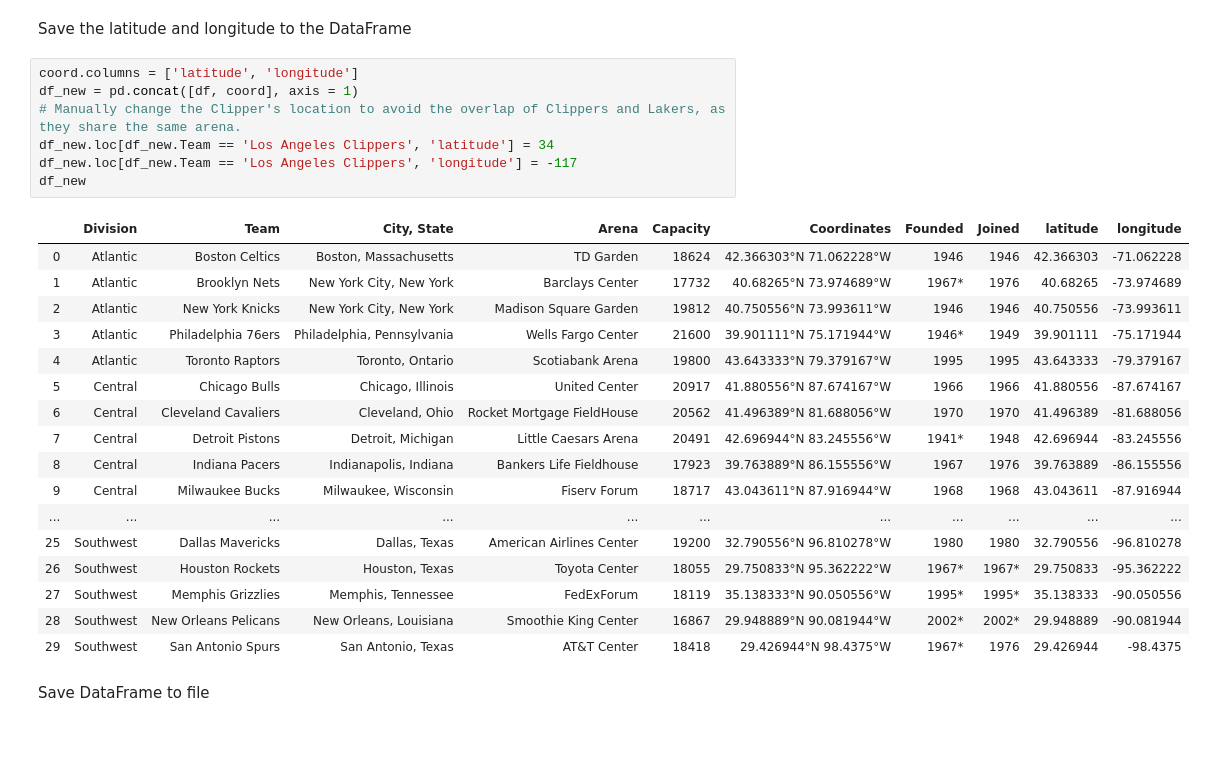
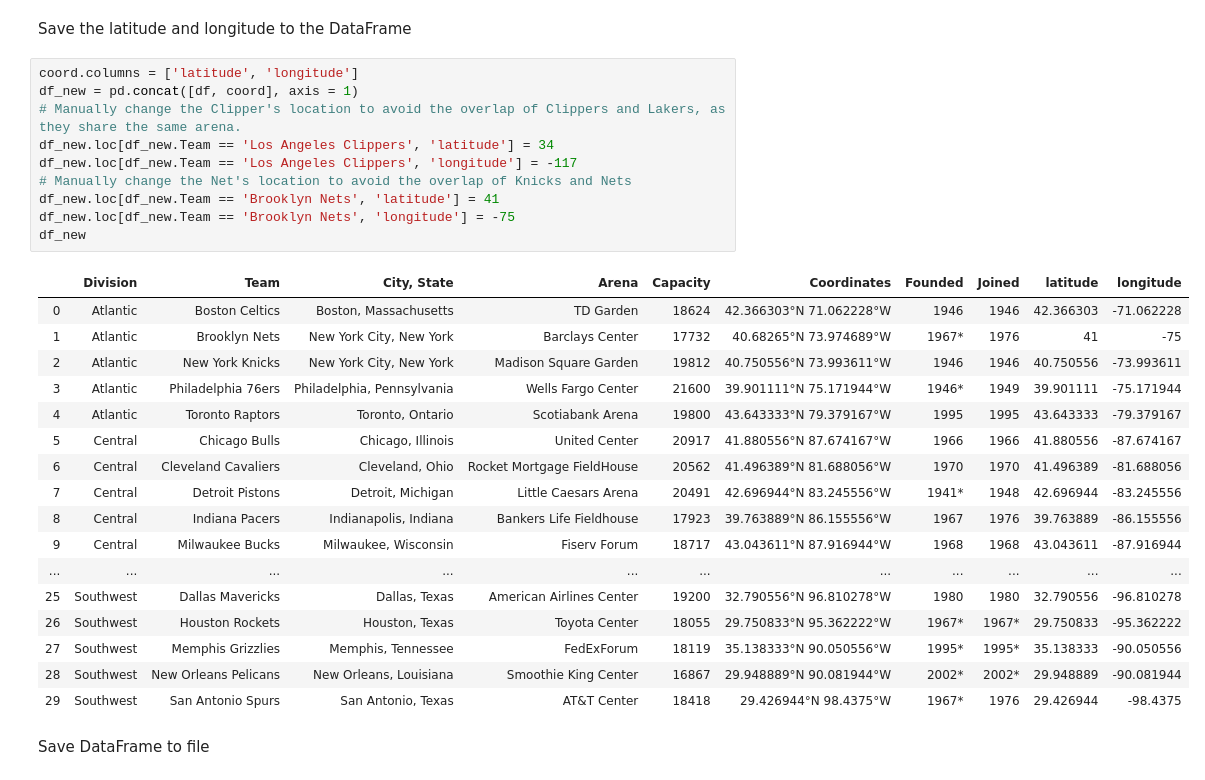
Before and after one commit to chunheisiu/NBA-POTW-Visualization, a Jupyter notebook: notebooks/Scrape_NBA_Team_Locations.ipynb, the cells around one changed output. Drawn from its saved outputs; the diff is of its cells as text; blank space fills up the shorter version.

```diff
--- a/notebooks/Scrape_NBA_Team_Locations.ipynb
+++ b/notebooks/Scrape_NBA_Team_Locations.ipynb
@@ -28,14 +28,17 @@ Save the latitude and longitude to the DataFrame
 # %%
 coord.columns = ['latitude', 'longitude']
 df_new = pd.concat([df, coord], axis = 1)
 # Manually change the Clipper's location to avoid the overlap of Clippers and Lakers, as they share the same arena.
 df_new.loc[df_new.Team == 'Los Angeles Clippers', 'latitude'] = 34
 df_new.loc[df_new.Team == 'Los Angeles Clippers', 'longitude'] = -117
+# Manually change the Net's location to avoid the overlap of Knicks and Nets
+df_new.loc[df_new.Team == 'Brooklyn Nets', 'latitude'] = 41
+df_new.loc[df_new.Team == 'Brooklyn Nets', 'longitude'] = -75
 df_new
 # %% [output]
 |  | Division | Team | City, State | Arena | Capacity | Coordinates | Founded | Joined | latitude | longitude |
 | 0 | Atlantic | Boston Celtics | Boston, Massachusetts | TD Garden | 18624 | ﻿42.366303°N 71.062228°W | 1946 | 1946 | 42.366303 | -71.062228 |
-| 1 | Atlantic | Brooklyn Nets | New York City, New York | Barclays Center | 17732 | ﻿40.68265°N 73.974689°W | 1967* | 1976 | 40.68265 | -73.974689 |
+| 1 | Atlantic | Brooklyn Nets | New York City, New York | Barclays Center | 17732 | ﻿40.68265°N 73.974689°W | 1967* | 1976 | 41 | -75 |
 | 2 | Atlantic | New York Knicks | New York City, New York | Madison Square Garden | 19812 | ﻿40.750556°N 73.993611°W | 1946 | 1946 | 40.750556 | -73.993611 |
 | 3 | Atlantic | Philadelphia 76ers | Philadelphia, Pennsylvania | Wells Fargo Center | 21600 | ﻿39.901111°N 75.171944°W | 1946* | 1949 | 39.901111 | -75.171944 |
 | 4 | Atlantic | Toronto Raptors | Toronto, Ontario | Scotiabank Arena | 19800 | ﻿43.643333°N 79.379167°W | 1995 | 1995 | 43.643333 | -79.379167 |
```
Also changed, not shown: 2 other files.
